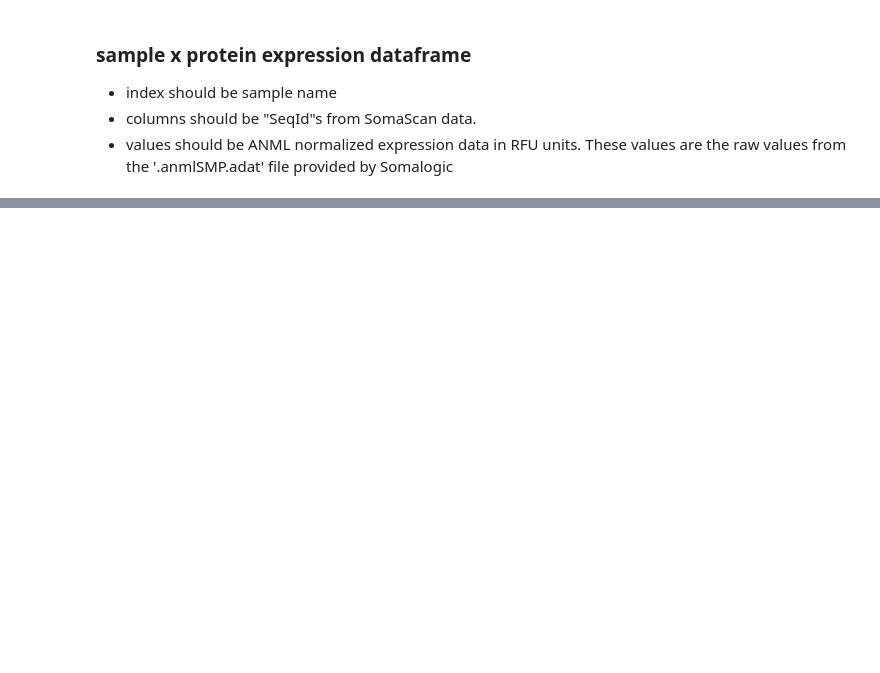
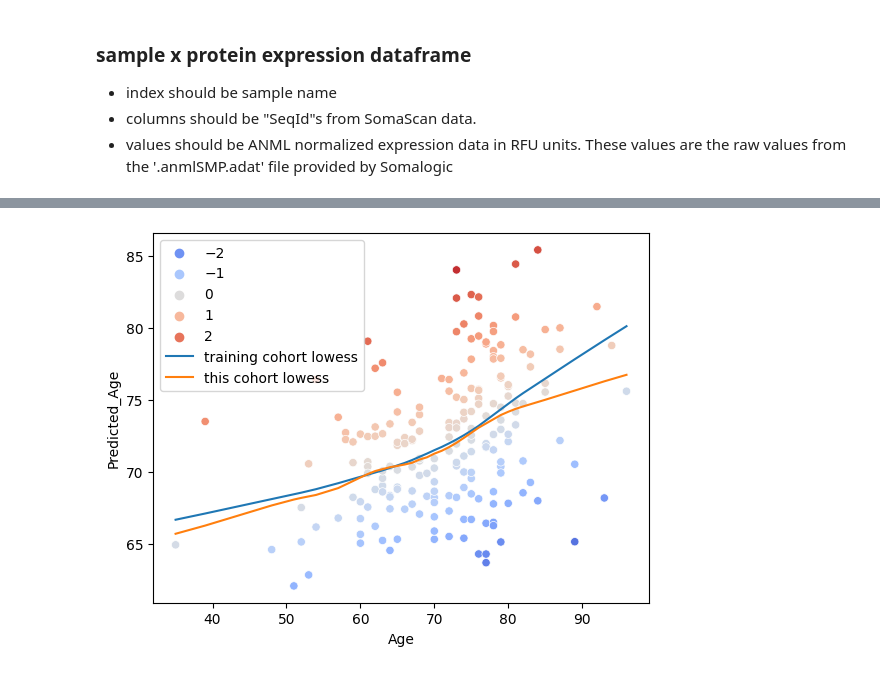
Before and after one commit to hamiltonoh/organage, a Jupyter notebook: docs/example.ipynb, the cells around one changed output, grey strips where cells are left out. Cells and saved outputs as stored; diff of their text form; code cells hidden in the pictures; blank space fills up the shorter version.

```diff
--- a/docs/example.ipynb
+++ b/docs/example.ipynb
@@ -90,0 +112,24 @@ plt.show()
+# %%
+todf=[]
+FRAC=2/3
+
+#for each organ
+for organ in set(res.Organ):
+    res_sub = res.loc[res.Organ==organ].copy()
+
+    #lowess curve
+    lowess = sm.nonparametric.lowess
+    lowess_fit=lowess(res_sub.Predicted_Age.to_numpy(), res_sub.Age.to_numpy(), frac=FRAC, it=5)
+    lowess_fit_int = interp1d(lowess_fit[:,0], lowess_fit[:,1], bounds_error=False, kind='linear', fill_value='extrapolate')
+    y_lowess=lowess_fit_int(res_sub.Age)
+    res_sub["yhat_lowess_cohort"] = y_lowess
+
+    #age gap
+    res_sub["AgeGap_cohort"] = res_sub["Predicted_Age"] - res_sub["yhat_lowess_cohort"]
+
+    #z-score
+    res_sub["AgeGap_cohort_zscored"] = stats.zscore(res_sub["AgeGap_cohort"])
+    todf.append(res_sub)
+
+res_all = pd.concat(todf)
+res_all
@@ -90,0 +151,11 @@ plt.show()
+# %%
+toplot = res_all.loc[res_all.Organ=="Heart"]
+toplot = toplot.sort_values("Age")
+sns.scatterplot(data=toplot, x="Age", y="Predicted_Age",
+                hue="AgeGap_cohort_zscored", palette='coolwarm', hue_norm=(-3,3))
+plt.plot(toplot.Age, toplot.yhat_lowess, label="training cohort lowess")
+plt.plot(toplot.Age, toplot.yhat_lowess_cohort, label="this cohort lowess")
+plt.legend()
+plt.show()
+# %% [output]
+[figure, added]
```
Also changed, not shown: parts of 14 cells of this notebook, 5 other files.
